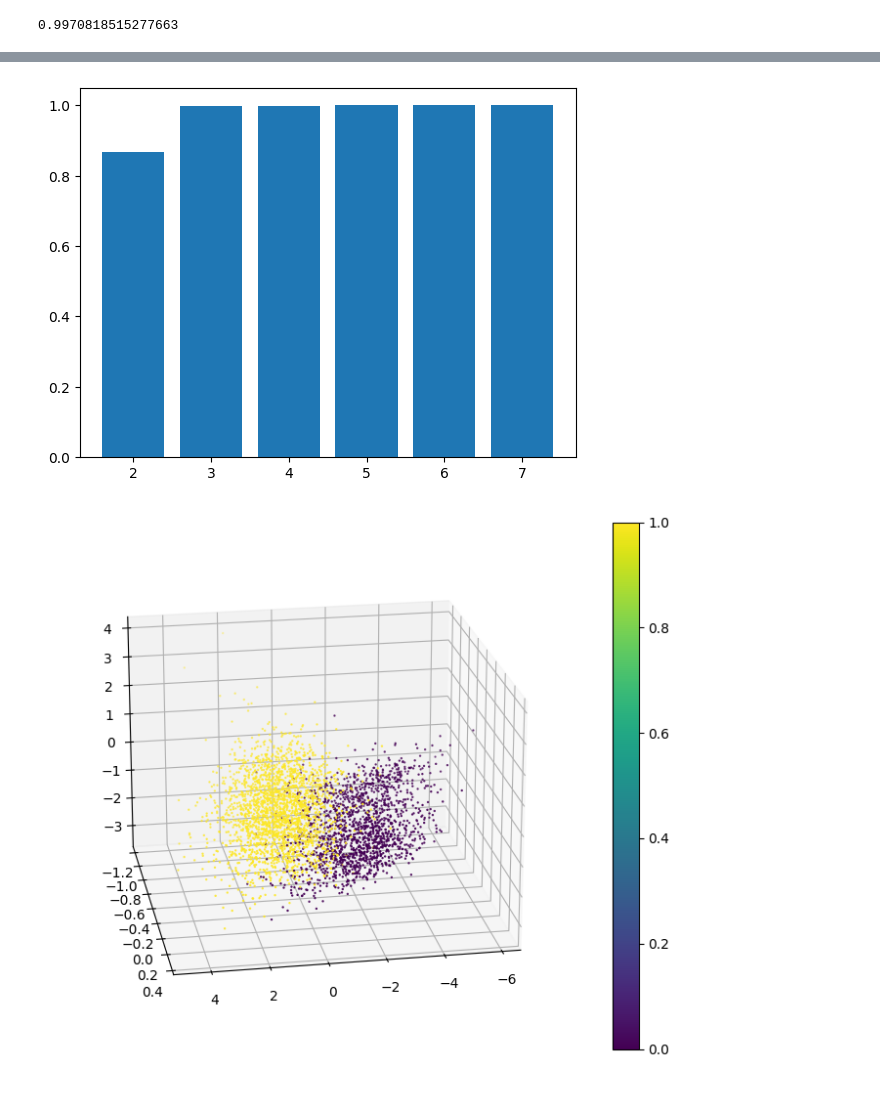
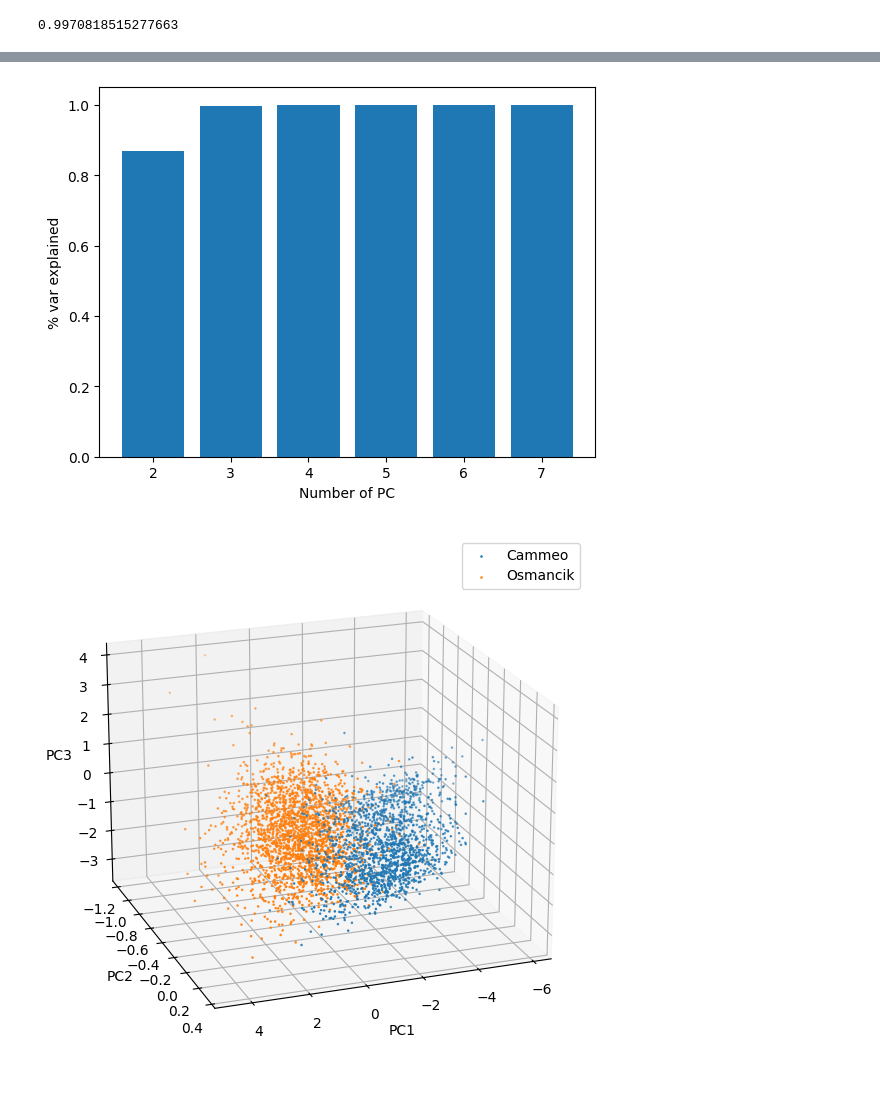
Before and after one commit to tung-ngt/ml2, a Jupyter notebook: labwork1/rice_analysis.ipynb, the cells around one changed output, grey strips where cells are left out. Saved outputs shown, nothing was run; the diff lists cells and outputs as text; code cells hidden in the pictures.

```diff
--- a/labwork1/rice_analysis.ipynb
+++ b/labwork1/rice_analysis.ipynb
@@ -5,7 +5,8 @@ from matplotlib import pyplot as plt
 import seaborn as sns
 # %%
 data = pd.read_csv("Rice_Cammeo_Osmancik.csv")
-feature_column = ["Area", "Perimeter", "Major Axis Length", "Minor Axis Length", "Eccentricity", "Convex Area", "Extent"]
+feature_column = ["A", "P", "Ma", "Mi", "Ec", "CA", "Ex"]
 data.columns = [*feature_column, "class"]
-data
+sample =data.sample(5)
+sample
 # %% [output]
@@ -88,7 +102,8 @@ sns.heatmap(corr_matrix, annot=True)
 # %%
 class PCA:
-  def __init__(self, data: pd.DataFrame) -> None:
+  def __init__(self, data: pd.DataFrame, classes = pd.Series) -> None:
     self.__data = data
+    self.__classes = classes
     self.__eigval: np.ndarray = None
     self.__eigvec: np.ndarray = None
     self.__x_adj: pd.DataFrame = None
@@ -119,6 +134,7 @@ class PCA:
     new_x = max_eigvec.dot(self.__x_adj.T).T
     new_x = pd.DataFrame(new_x)
     new_x.columns = [f"PC{i+1}" for i in range(n)]
+    new_x["class"] = self.__classes
     return new_x
 
   def per_var_of(self, n: int) -> float:
@@ -133,20 +149,29 @@ def add_class(data: pd.DataFrame, classes: pd.Series) -> pd.DataFrame:
   with_class["class"] = classes
   return with_class
 # %%
-def plot_pca(data: pd.DataFrame, axises: list[str], labels=list, pointsize: int = 0.5, viewbox: list = None) -> None:
+def plot_pca(data: pd.DataFrame, axises: list[str], labels=list, pointsize: int = 0.7, viewbox: list = None) -> None:
   p = None
   if len(axises) == 3:
     fig = plt.figure(figsize = (10, 7))
     ax = plt.axes(projection ="3d")
     if viewbox:
       ax.view_init(elev=viewbox[0], azim=viewbox[1], roll=viewbox[2])
-    p = ax.scatter3D(*[data[axis] for axis in axises], s=pointsize, c=labels, cmap="viridis")
+    for l in labels:
+      sc = data[data["class"] == l]
+      ax.scatter3D(*[sc[axis] for axis in axises], s=pointsize,)
+      ax.set_xlabel(axises[0])
+      ax.set_ylabel(axises[1])
+      ax.set_zlabel(axises[2])
   else:
-    p = plt.scatter(*[data[axis] for axis in axises], s=pointsize, c=labels, cmap="viridis")
-  plt.colorbar(p)
+    for l in labels:
+      sc = data[data["class"] == l]
+      plt.scatter(*[sc[axis] for axis in axises], s=pointsize,)
+    plt.xlabel(axises[0])
+    plt.ylabel(axises[1])
+  plt.legend(labels)
   plt.show()
 # %%
-pca = PCA(feature_data)
+pca = PCA(feature_data, data["class"])
 # %%
 pca.per_var_of(2)
 # %% [output]
@@ -170,10 +214,12 @@ vars = []
 for i in range(2, 7+1):
   vars.append(pca.per_var_of(i))
 plt.bar(range(2, 7+1), vars)
+plt.xlabel("Number of PC")
+plt.ylabel("% var explained")
 plt.show()
 # %% [output]
-[figure, old version]
+[figure, new version]
 # %%
-plot_pca(pca.project(3), ["PC1", "PC2", "PC3"], [0 if c == "Cammeo"  else 1 for c in data["class"]], viewbox=[20, 80, 0])
+plot_pca(pca.project(3), ["PC1", "PC2", "PC3"], ["Cammeo","Osmancik"], viewbox=[20, 70, 0])
 # %% [output]
-[figure, old version]
+[figure, new version]
```
Also changed, not shown: parts of 12 cells of this notebook, 1 other file.
